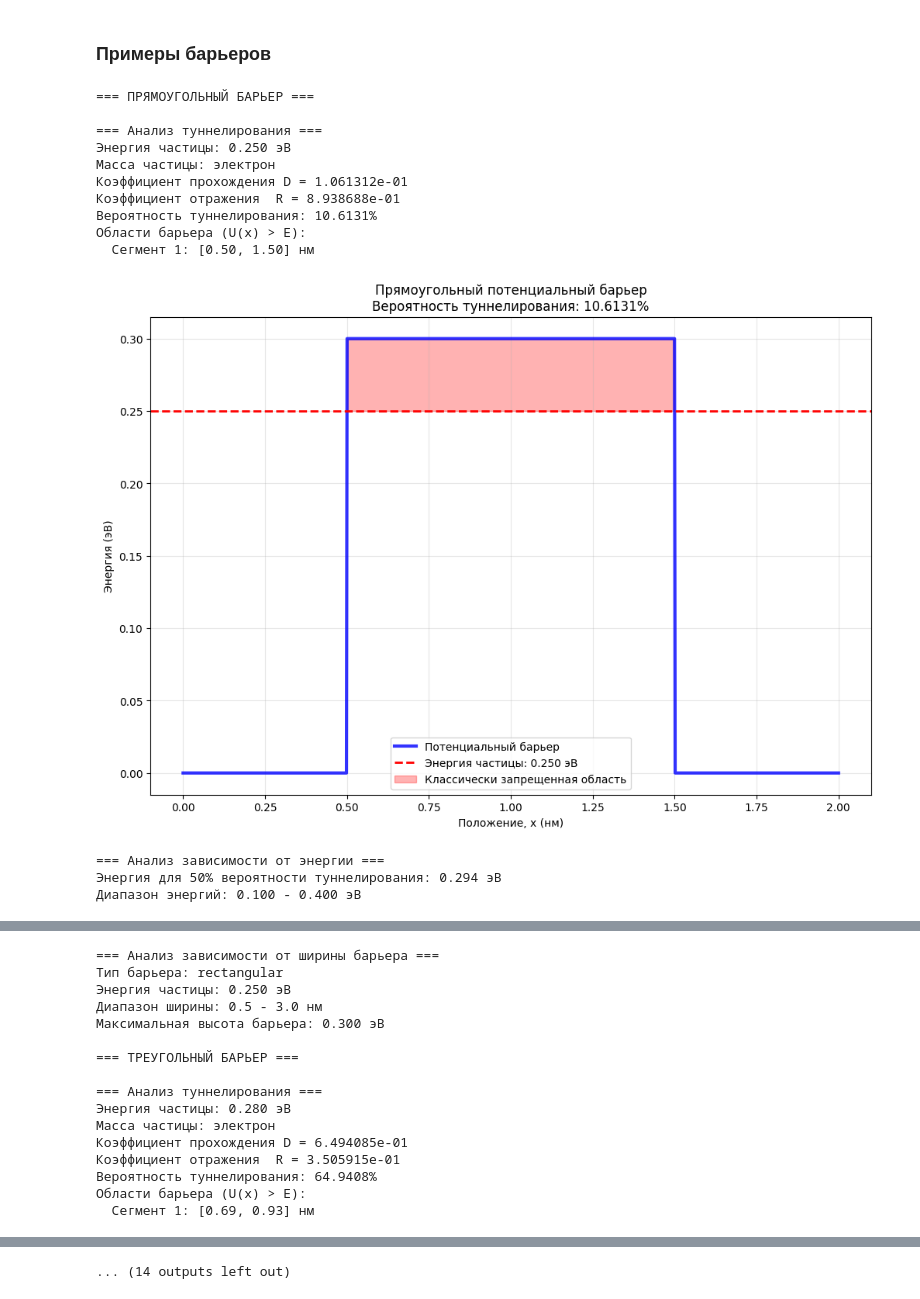
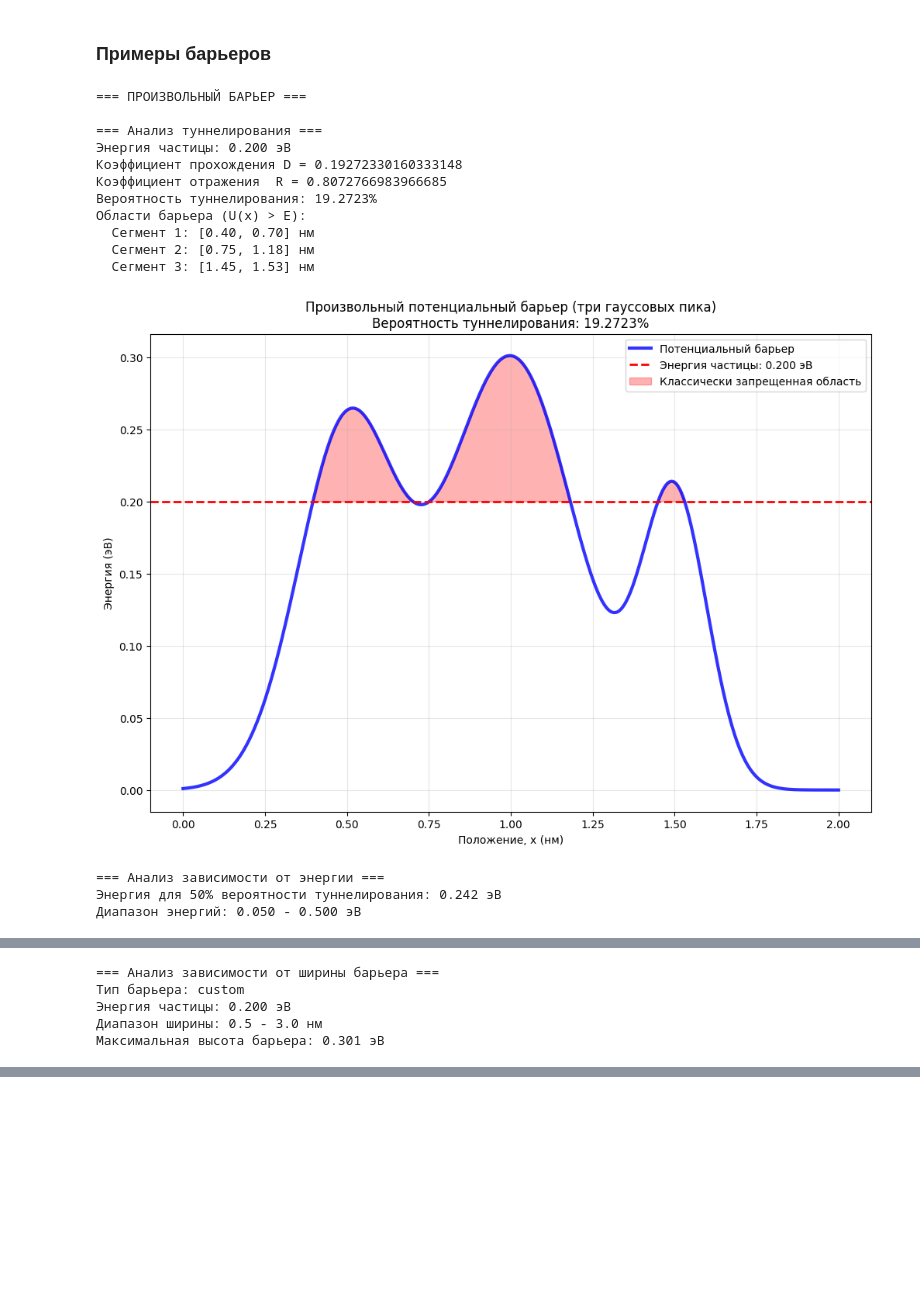
Before and after one commit to AkihiroKano/Physics_3-5_semester_modeling, a Jupyter notebook: 5-sem/first_modeling/model_1_2/potential_barrier.ipynb, the cells around one changed output, grey strips where cells are left out. Cells and saved outputs as stored; diff of their text form; code cells hidden in the pictures; blank space fills up the shorter version.

```diff
--- a/5-sem/first_modeling/model_1_2/potential_barrier.ipynb
+++ b/5-sem/first_modeling/model_1_2/potential_barrier.ipynb
@@ -189,7 +189,7 @@ class TunnelingSolver:
 
         return D, R, barrier_segments
 
-    def analyze_tunneling(self, E_eV, m_particle=None, particle_name="электрон"):
+    def analyze_tunneling(self, E_eV, m_particle=None):
         """
         Полный анализ туннелирования для заданной энергии
         """
@@ -199,9 +199,8 @@ class TunnelingSolver:
 
         print(f"\n=== Анализ туннелирования ===")
         print(f"Энергия частицы: {E_eV:.3f} эВ")
-        print(f"Масса частицы: {particle_name}")
-        print(f"Коэффициент прохождения D = {D:.6e}")
-        print(f"Коэффициент отражения  R = {R:.6e}")
+        print(f"Коэффициент прохождения D = {D}")
+        print(f"Коэффициент отражения  R = {R}")
         print(f"Вероятность туннелирования: {D*100:.4f}%")
 
         if segments:
@@ -533,23 +532,20 @@ def custom_barrier():
 
     return solver
 # %%
-solver_rect = rectangular_barrier()
-solver_tri = triangular_barrier()
-solver_par = parabolic_barrier()
-solver_gauss = gaussian_barrier()
 solver_custom = custom_barrier()
 # %% [output]
-=== ПРЯМОУГОЛЬНЫЙ БАРЬЕР ===
+=== ПРОИЗВОЛЬНЫЙ БАРЬЕР ===
 
 === Анализ туннелирования ===
-Энергия частицы: 0.250 эВ
-Масса частицы: электрон
-Коэффициент прохождения D = 1.061312e-01
-Коэффициент отражения  R = 8.938688e-01
-Вероятность туннелирования: 10.6131%
+Энергия частицы: 0.200 эВ
+Коэффициент прохождения D = 0.19272330160333148
+Коэффициент отражения  R = 0.8072766983966685
+Вероятность туннелирования: 19.2723%
 Области барьера (U(x) > E):
-  Сегмент 1: [0.50, 1.50] нм
+  Сегмент 1: [0.40, 0.70] нм
+  Сегмент 2: [0.75, 1.18] нм
+  Сегмент 3: [1.45, 1.53] нм
-[figure, old version]
+[figure, new version]
 === Анализ зависимости от энергии ===
-Энергия для 50% вероятности туннелирования: 0.294 эВ
-Диапазон энергий: 0.100 - 0.400 эВ
+Энергия для 50% вероятности туннелирования: 0.242 эВ
+Диапазон энергий: 0.050 - 0.500 эВ
@@ -558,16 +554,5 @@ solver_custom = custom_barrier()
 === Анализ зависимости от ширины барьера ===
-Тип барьера: rectangular
-Энергия частицы: 0.250 эВ
+Тип барьера: custom
+Энергия частицы: 0.200 эВ
 Диапазон ширины: 0.5 - 3.0 нм
-Максимальная высота барьера: 0.300 эВ
-
-=== ТРЕУГОЛЬНЫЙ БАРЬЕР ===
-
-=== Анализ туннелирования ===
-Энергия частицы: 0.280 эВ
-Масса частицы: электрон
-Коэффициент прохождения D = 6.494085e-01
-Коэффициент отражения  R = 3.505915e-01
-Вероятность туннелирования: 64.9408%
-Области барьера (U(x) > E):
-  Сегмент 1: [0.69, 0.93] нм
+Максимальная высота барьера: 0.301 эВ
@@ -597 +558,0 @@ solver_custom = custom_barrier()
-... (14 outputs left out)
```
Also changed, not shown: parts of 3 cells of this notebook, 2 other files.
